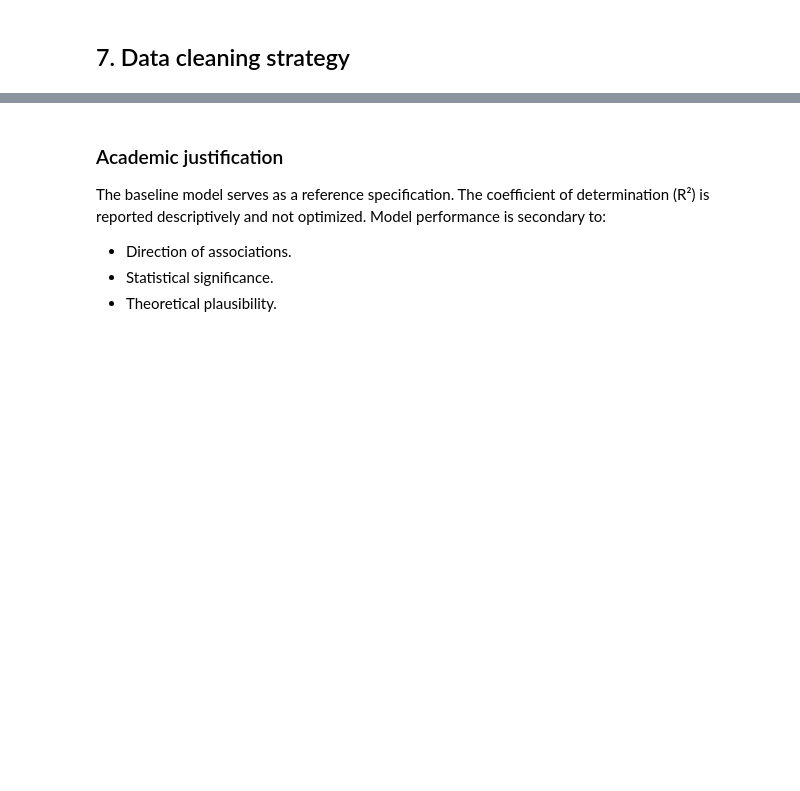
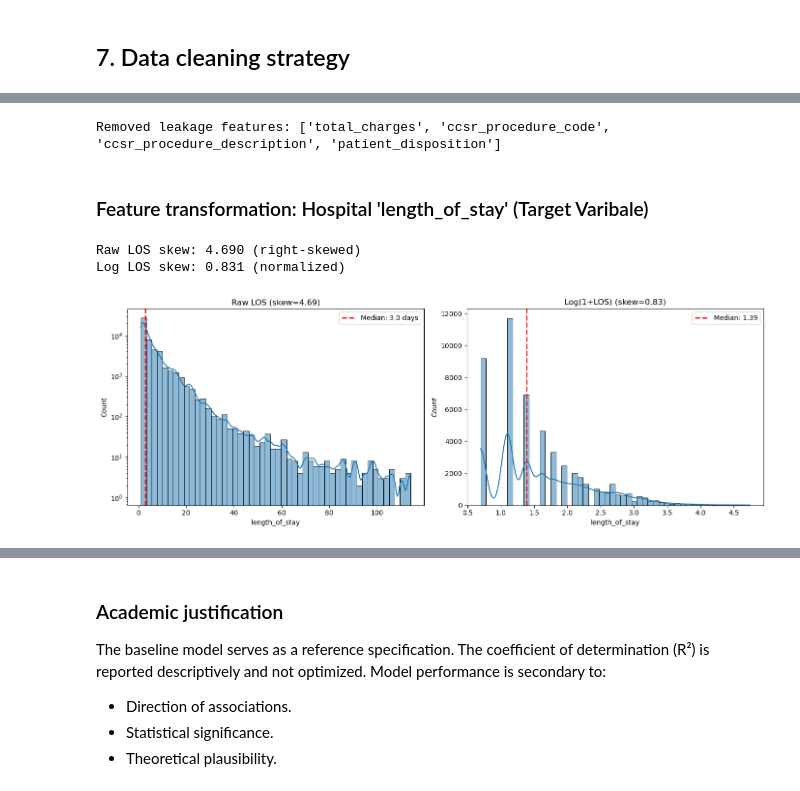
Before and after one commit to ibejerano/unie-healthcare-regression, a Jupyter notebook: src/hospital_los_regressor.ipynb, the cells around one changed output, grey strips where cells are left out. Drawn from its saved outputs; the diff is of its cells as text; code cells hidden in the pictures; blank space fills up the shorter version.

```diff
--- a/src/hospital_los_regressor.ipynb
+++ b/src/hospital_los_regressor.ipynb
@@ -317,0 +454,11 @@ Columns with remaining whitespace: []
+# %%
+# Convert numeric-looking strings to floats
+for col in df_clean.select_dtypes(include='object'):
+    # Remove commas and convert
+    df_clean[col] = df_clean[col].str.replace(',', '', regex=False)
+    # Convert to numeric where possible
+    df_clean[col] = pd.to_numeric(df_clean[col], errors='ignore')
+
+# Check which columns are now numeric
+print("Numeric columns after conversion:", df_clean.select_dtypes(
+    include=['float', 'int']).columns.tolist())
@@ -330,3 +487,0 @@ This approach ensures that the dataset is structurally sound, consistent, and re
-# %%
-if 'Total_Charges' in df_clean.columns:
-    df_clean['Log_Total_Charges'] = np.log1p(df_clean['Total_Charges'])
@@ -344,0 +573,61 @@ This approach is standard in health economics and applied econometrics.
+# %%
+leakage_features = [
+    "total_charges",           # Post-discharge billing
+    "log_total_charges",       # Derived from charges
+    "ccsr_procedure_code",     # Intra-stay procedures
+    "ccsr_procedure_description",
+    "patient_disposition"      # Post-LOS outcome
+]
+
+# Filter & drop
+leakage_features = [f for f in leakage_features if f in X.columns]
+X = X.drop(columns=leakage_features)
+print("Removed leakage features:", leakage_features)
+# %% [output]
+Removed leakage features: ['total_charges', 'ccsr_procedure_code', 'ccsr_procedure_description', 'patient_disposition']
+# %% [markdown]
+### Feature transformation: Hospital 'length_of_stay' (Target Varibale)
+# %%
+import matplotlib.pyplot as plt
+import seaborn as sns
+import numpy as np
+import pandas as pd  # if not already
+
+# Clean LOS
+df_clean['length_of_stay'] = pd.to_numeric(
+    df_clean['length_of_stay'].astype(str), errors='coerce')
+los_raw = df_clean['length_of_stay'].dropna()
+los_log = np.log1p(los_raw.fillna(0))  # Handles any remaining 0s
+
+# Skewness
+skew_raw = los_raw.skew()
+skew_log = los_log.skew()
+print(f"Raw LOS skew: {skew_raw:.3f} (right-skewed)")
+print(f"Log LOS skew: {skew_log:.3f} (normalized)")
+
+# Visualize with medians
+fig, axes = plt.subplots(1, 2, figsize=(14, 5))
+
+# Raw LOS with log y-scale and median
+sns.histplot(los_raw, kde=True, bins=50, ax=axes[0])
+axes[0].set_yscale('log')
+median_raw = los_raw.median()
+axes[0].axvline(
+    median_raw, color='red', linestyle='--', linewidth=2, label=f'Median: {median_raw:.1f} days')
+axes[0].set_title(f'Raw LOS (skew={skew_raw:.2f})')
+axes[0].legend()
+
+# Log LOS with median
+sns.histplot(los_log, kde=True, bins=50, ax=axes[1])
+median_log = los_log.median()
+axes[1].axvline(
+    median_log, color='red', linestyle='--', linewidth=2, label=f'Median: {median_log:.2f}')
+axes[1].set_title(f'Log(1+LOS) (skew={skew_log:.2f})')
+axes[1].legend()
+
+plt.tight_layout()
+plt.show()
+# %% [output]
+Raw LOS skew: 4.690 (right-skewed)
+Log LOS skew: 0.831 (normalized)
+[figure, added]
```
Also changed, not shown: parts of 52 cells of this notebook.
